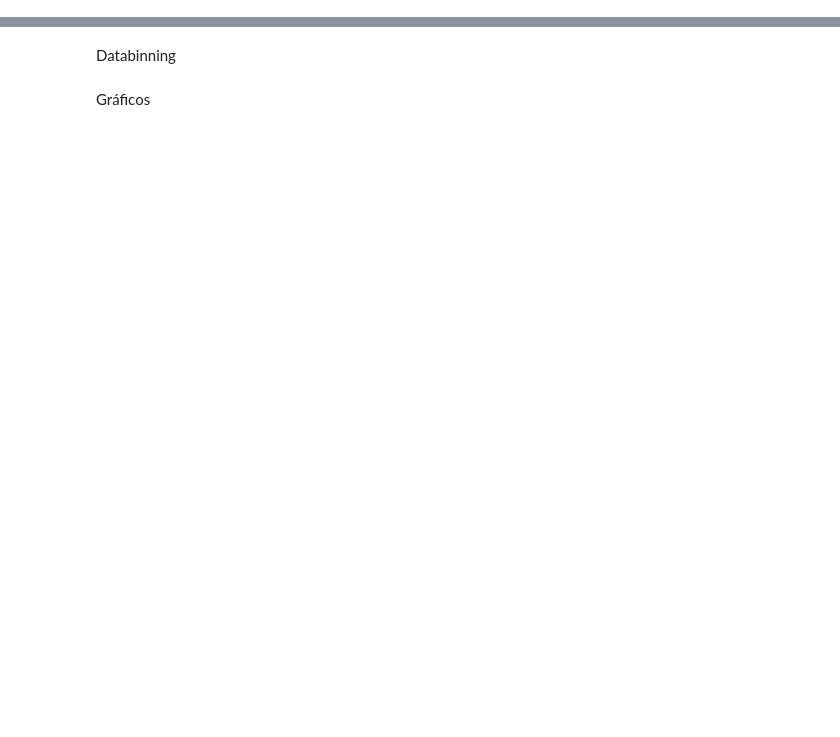
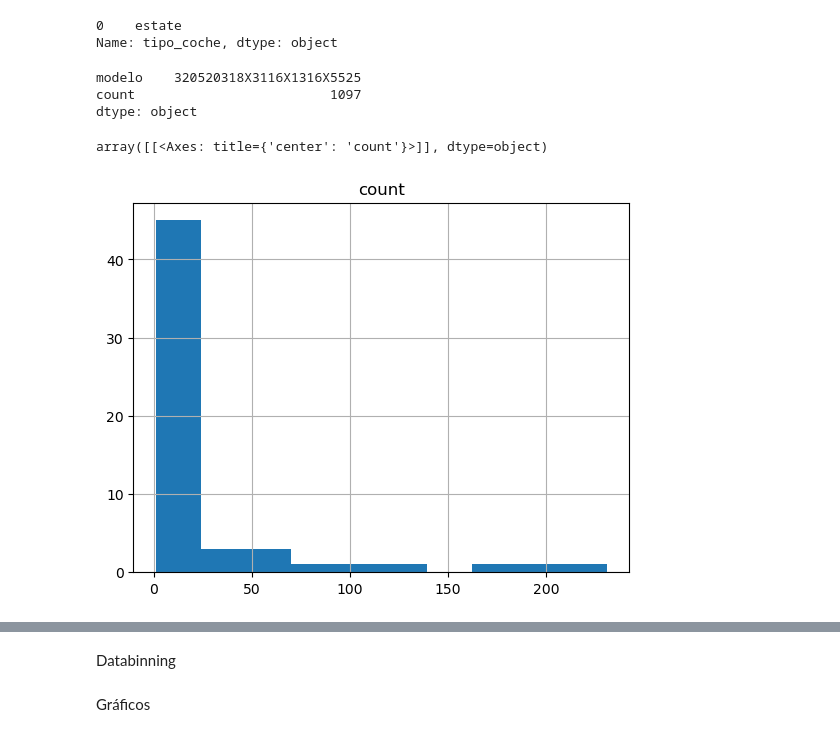
Before and after one commit to lltotti/Limpieza_Datos_BMW, a Jupyter notebook: Analisis.ipynb, the cells around one changed output, grey strips where cells are left out. Drawn from its saved outputs; the diff is of its cells as text; code cells hidden in the pictures; blank space fills up the shorter version.

```diff
--- a/Analisis.ipynb
+++ b/Analisis.ipynb
@@ -103,0 +316,5 @@ df_bmw.shape
+# %%
+df_bmw_sintipo[df_bmw_sintipo["modelo"]=="318"]["tipo_coche"].mode()
+# %% [output]
+0    estate
+Name: tipo_coche, dtype: object
@@ -103,0 +324,11 @@ df_bmw.shape
+# %%
+x[x["count"]>50].sum()
+# %% [output]
+modelo    320520318X3116X1316X5525
+count                         1097
+dtype: object
+# %%
+df_bmw[df_bmw["tipo_coche"].isnull()].groupby(["modelo"],as_index=False,dropna=False)["modelo"].value_counts().sort_values(by="count",ascending=False).hist()
+# %% [output]
+array([[<Axes: title={'center': 'count'}>]], dtype=object)
+[figure, added]
```
Also changed, not shown: parts of 67 cells of this notebook.
